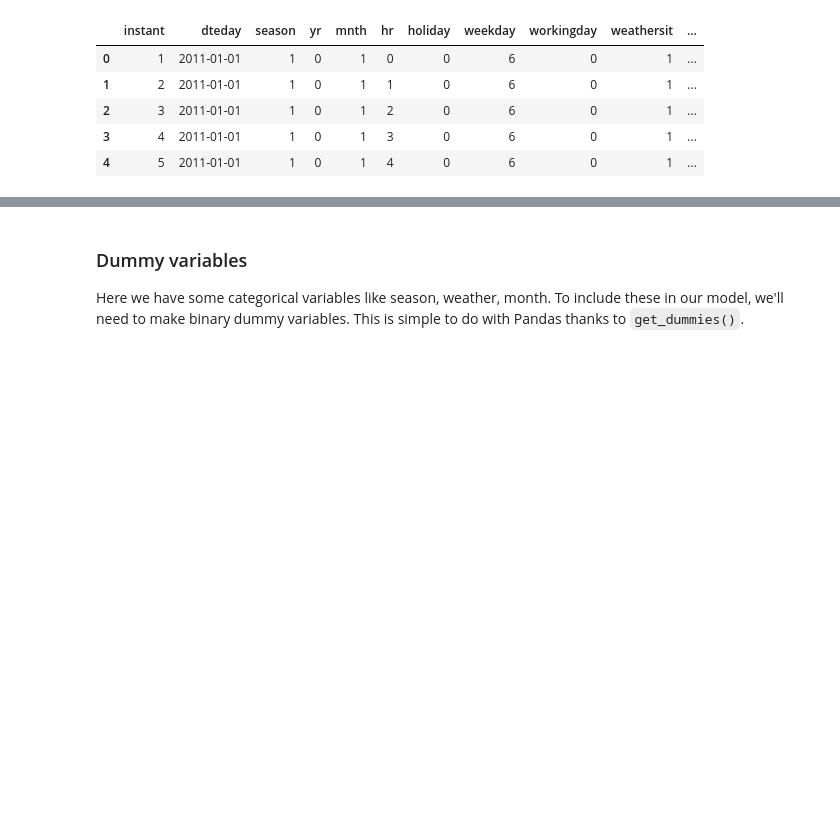
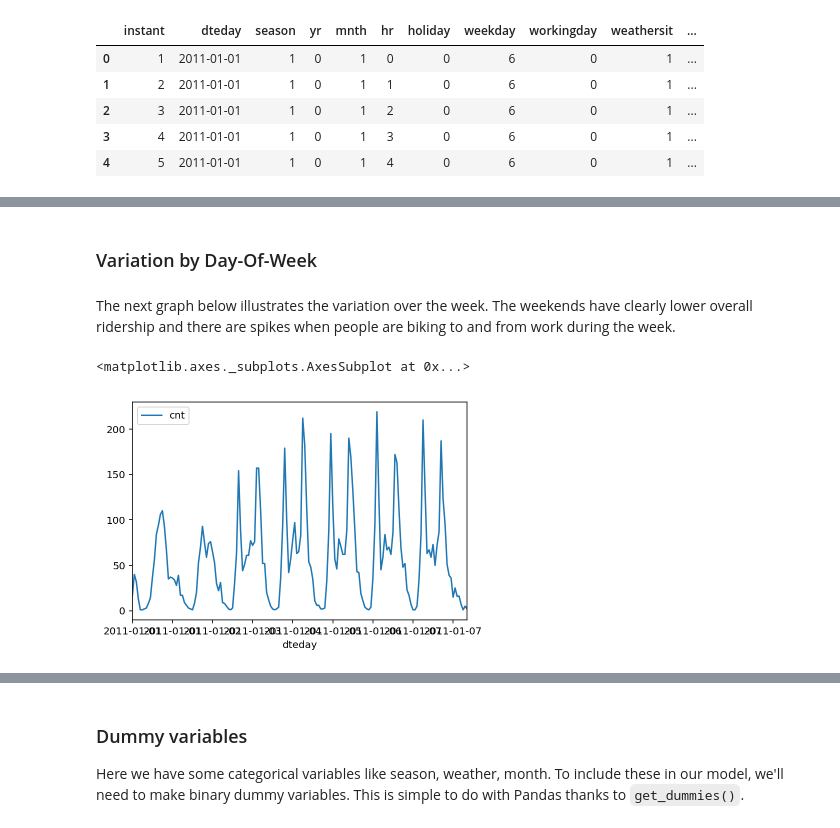
Before and after one commit to alikureishy/DL-bikeshare-users, a Jupyter notebook: DLND Your first neural network.ipynb, the cells around one changed output, grey strips where cells are left out. Cells and saved outputs as stored; diff of their text form; code cells hidden in the pictures; blank space fills up the shorter version.

```diff
--- a/DLND Your first neural network.ipynb
+++ b/DLND Your first neural network.ipynb
@@ -48,0 +58,9 @@ rides[:24*10].plot(x='dteday', y='workingday')
+# %% [markdown]
+### Variation by Day-Of-Week
+# %% [markdown]
+The next graph below illustrates the variation over the week. The weekends have clearly lower overall ridership and there are spikes when people are biking to and from work during the week.
+# %%
+rides[:24*7].plot(x='dteday', y='cnt')
+# %% [output]
+<matplotlib.axes._subplots.AxesSubplot at 0x...>
+[figure, added]
```
Also changed, not shown: parts of 19 cells of this notebook, 2 other files.
